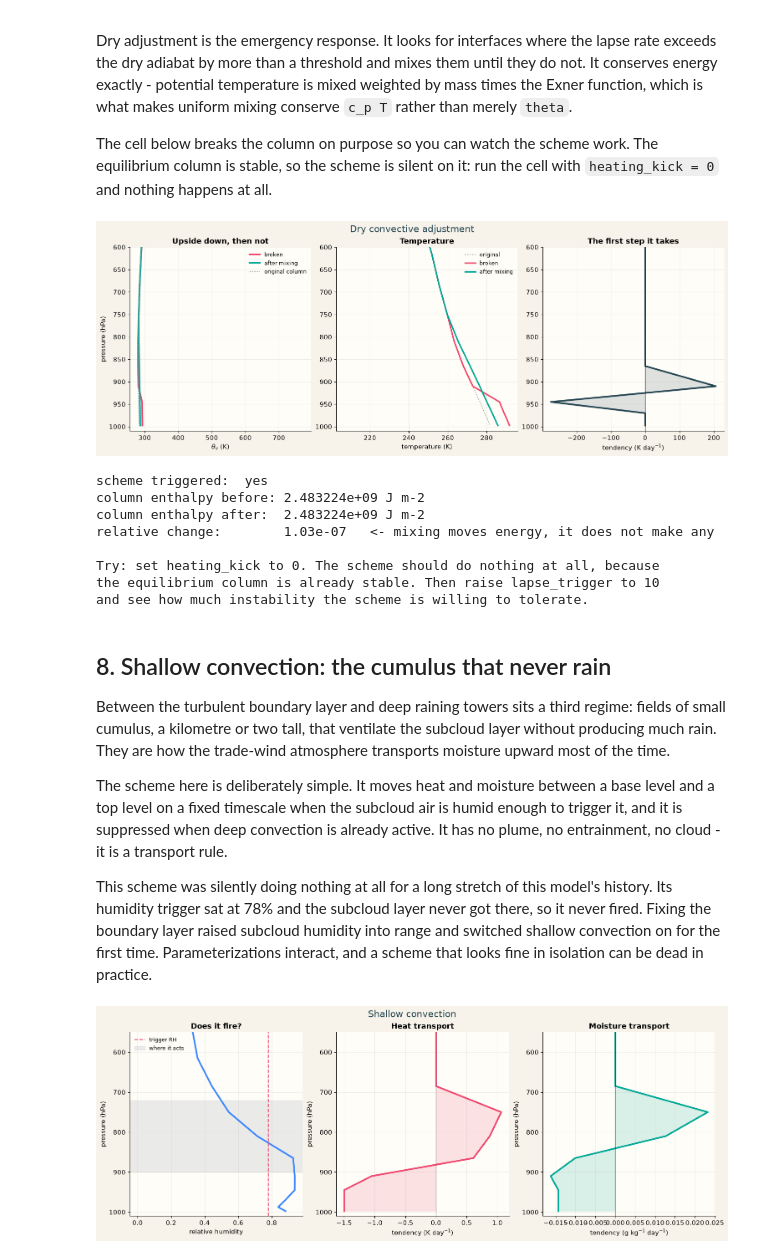
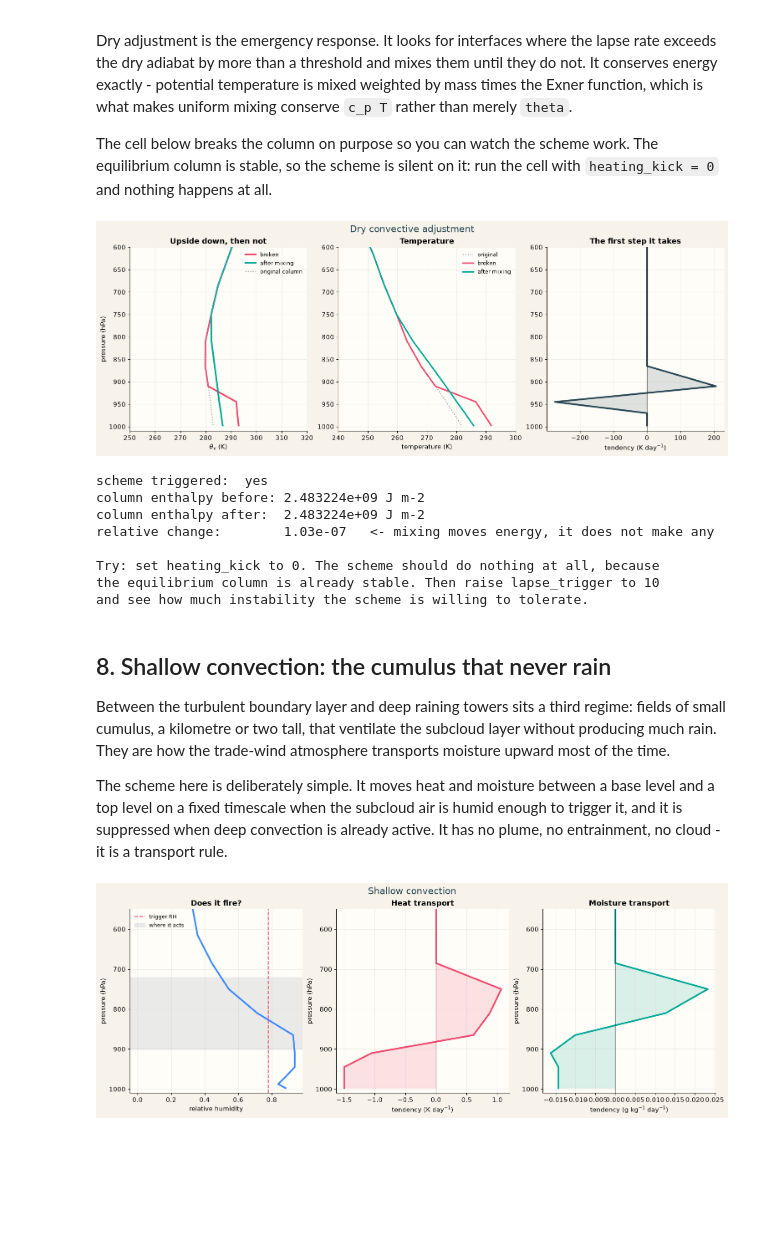
Before and after one commit to evanwellmeyer/GCM, a Jupyter notebook: notebooks/01_meet_the_column.ipynb, the cells around one changed output. Cells and saved outputs as stored; diff of their text form; code cells hidden in the pictures; blank space fills up the shorter version.

```diff
--- a/notebooks/01_meet_the_column.ipynb
+++ b/notebooks/01_meet_the_column.ipynb
@@ -615,6 +616,8 @@ coupled to nothing, a statically unstable interface built up there permanently,
 and a separate emergency scheme had to run flat out to patch it. Diagnosing the
 depth from the flow, which is what every serious model does, made that problem
 disappear.
+# %%
+wind_speed = 10.0 #@param {type:"slider", min:1.0, max:15.0, step:0.5}
 # %%
 #@title What the boundary layer does { display-mode: "form" }
 grid, params, state = column({'wind_speed': float(wind_speed)})
@@ -738,6 +741,7 @@ axes[0].plot(virtual_potential(state), pressure, color=colors['cloud'],
 axes[0].set(xlabel=r'$\theta_v$ (K)', title='Upside down, then not')
 axes[0].legend(frameon=False, fontsize=9)
 axes[0].set_ylim(1010, 600)
+axes[0].set_xlim(250, 320)
 axes[0].grid(alpha=0.2)
 axes[0].set_ylabel('pressure (hPa)')
 
@@ -746,34 +750,35 @@ axes[1].plot(profile(state['t']), pressure, color=colors['cloud'], linewidth=1.6
 axes[1].plot(profile(broken['t']), pressure, color=colors['heat'], linewidth=2.5,
              label='broken')
 axes[1].plot(profile(relaxed['t']), pressure, color=colors['rain'], linewidth=2.5,
              label='after mixing')
 axes[1].set(xlabel='temperature (K)', title='Temperature')
 axes[1].legend(frameon=False, fontsize=9)
 axes[1].set_ylim(1010, 600)
+axes[1].set_xlim(240, 300)
 axes[1].grid(alpha=0.2)
 
 tendency = profile(first['dt'], 86400)
 axes[2].plot(tendency, pressure, color=colors['storm'], linewidth=2.8)
 axes[2].fill_betweenx(pressure, 0, tendency, color=colors['storm'], alpha=0.15)
 axes[2].axvline(0, color='black', linewidth=0.8)
 axes[2].set(xlabel='tendency (K day$^{-1}$)', title='The first step it takes')
 axes[2].set_ylim(1010, 600)
 axes[2].grid(alpha=0.2)
 
 fig.suptitle('Dry convective adjustment', fontsize=16, color=colors['storm'])
 plt.show()
 
 print(f'scheme triggered:  {"yes" if active > 0 else "no"}')
 print(f'column enthalpy before: {energy_before:.6e} J m-2')
 print(f'column enthalpy after:  {energy_after:.6e} J m-2')
 print(f'relative change:        {abs(energy_after - energy_before) / energy_before:.2e}'
       f'   <- mixing moves energy, it does not make any')
 print()
 print('Try: set heating_kick to 0. The scheme should do nothing at all, because')
 print('the equilibrium column is already stable. Then raise lapse_trigger to 10')
 print('and see how much instability the scheme is willing to tolerate.')
 # %% [output]
-[figure, old version]
+[figure, new version]
 scheme triggered:  yes
 column enthalpy before: 2.483224e+09 J m-2
 column enthalpy after:  2.483224e+09 J m-2
@@ -794,12 +799,6 @@ The scheme here is deliberately simple. It moves heat and moisture between a
 base level and a top level on a fixed timescale when the subcloud air is humid
 enough to trigger it, and it is suppressed when deep convection is already
 active. It has no plume, no entrainment, no cloud - it is a transport rule.
-
-This scheme was silently doing nothing at all for a long stretch of this model's
-history. Its humidity trigger sat at 78% and the subcloud layer never got there,
-so it never fired. Fixing the boundary layer raised subcloud humidity into range
-and switched shallow convection on for the first time. Parameterizations
-interact, and a scheme that looks fine in isolation can be dead in practice.
 # %%
 #@title What shallow convection does { display-mode: "form" }
 grid, params, state = column()
```
Also changed, not shown: parts of 4 cells of this notebook.
